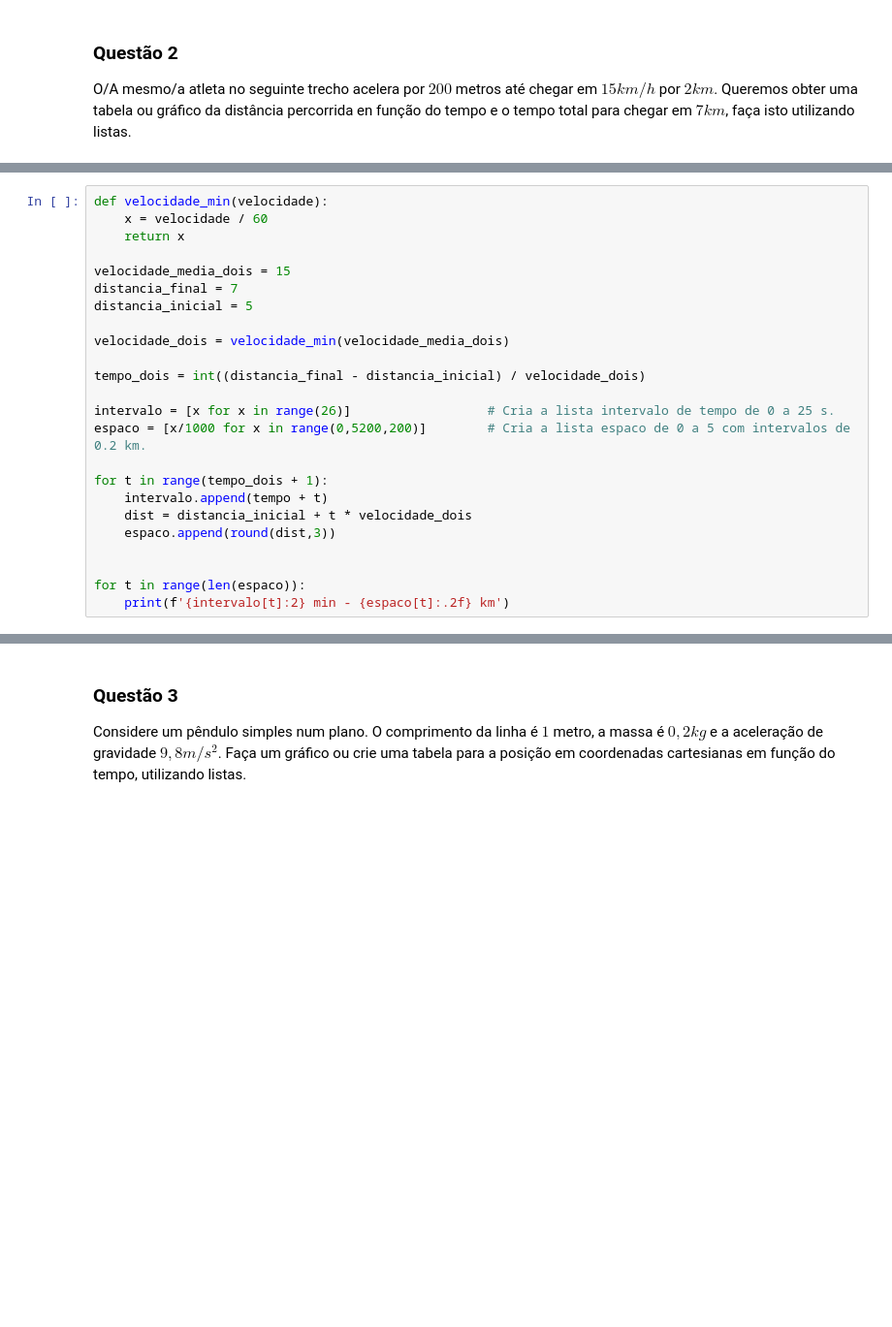
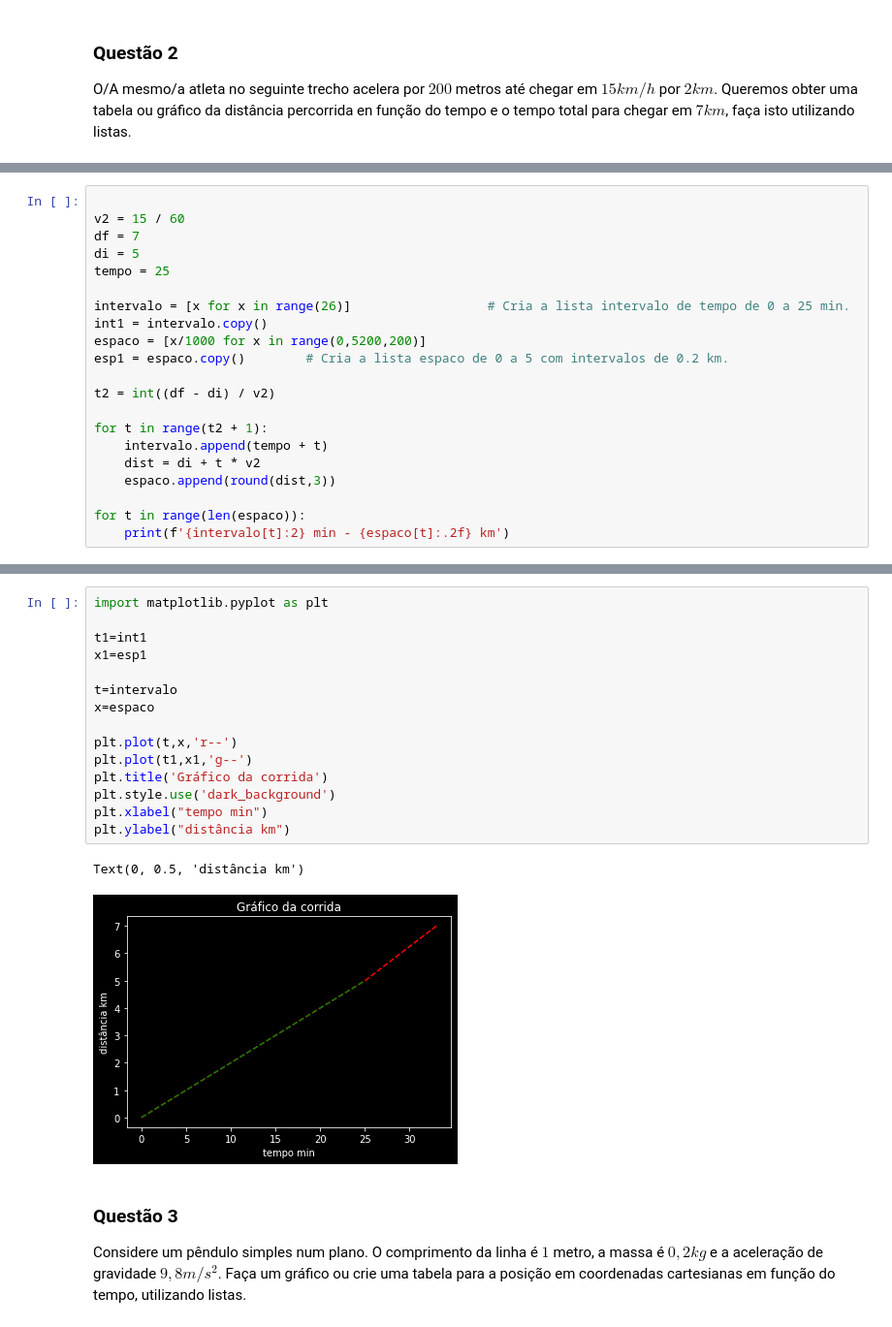
Before and after one commit to Edinaldobjr/aulas_de_python, a Jupyter notebook: exercicios/edinaldo_aula_10_continuacao_ODE.ipynb, the cells around one changed output, grey strips where cells are left out. Shown at 97% size. Drawn from its saved outputs; the diff is of its cells as text; blank space fills up the shorter version.

```diff
--- a/exercicios/edinaldo_aula_10_continuacao_ODE.ipynb
+++ b/exercicios/edinaldo_aula_10_continuacao_ODE.ipynb
@@ -102,24 +53,21 @@ print(d2)
 # %%
-def velocidade_min(velocidade):
-    x = velocidade / 60
-    return x
 
-velocidade_media_dois = 15
-distancia_final = 7
-distancia_inicial = 5
+v2 = 15 / 60
+df = 7
+di = 5
+tempo = 25
 
-velocidade_dois = velocidade_min(velocidade_media_dois)
+intervalo = [x for x in range(26)]                  # Cria a lista intervalo de tempo de 0 a 25 min.
+int1 = intervalo.copy()
+espaco = [x/1000 for x in range(0,5200,200)]
+esp1 = espaco.copy()        # Cria a lista espaco de 0 a 5 com intervalos de 0.2 km.
 
-tempo_dois = int((distancia_final - distancia_inicial) / velocidade_dois)
+t2 = int((df - di) / v2)
 
-intervalo = [x for x in range(26)]                  # Cria a lista intervalo de tempo de 0 a 25 s.
-espaco = [x/1000 for x in range(0,5200,200)]        # Cria a lista espaco de 0 a 5 com intervalos de 0.2 km.
-
-for t in range(tempo_dois + 1):
+for t in range(t2 + 1):
     intervalo.append(tempo + t)
-    dist = distancia_inicial + t * velocidade_dois
+    dist = di + t * v2
     espaco.append(round(dist,3))
-
 
 for t in range(len(espaco)):
     print(f'{intervalo[t]:2} min - {espaco[t]:.2f} km')
@@ -128,3 +92,21 @@ NameError: ignored
+# %%
+import matplotlib.pyplot as plt
+
+t1=int1
+x1=esp1
+
+t=intervalo
+x=espaco
+
+plt.plot(t,x,'r--')
+plt.plot(t1,x1,'g--')
+plt.title('Gráfico da corrida')
+plt.style.use('dark_background')
+plt.xlabel("tempo min")
+plt.ylabel("distância km")
+# %% [output]
+Text(0, 0.5, 'distância km')
+[figure, added]
 # %% [markdown]
 ### Questão 3
 Considere um pêndulo simples num plano. O comprimento da linha é $1$ metro, a massa é $0,2 kg$ e a aceleração de gravidade $9,8 m/s^2$. Faça um gráfico ou crie uma tabela para a posição em coordenadas cartesianas em função do tempo, utilizando listas.
```
Also changed, not shown: parts of 3 cells of this notebook.
